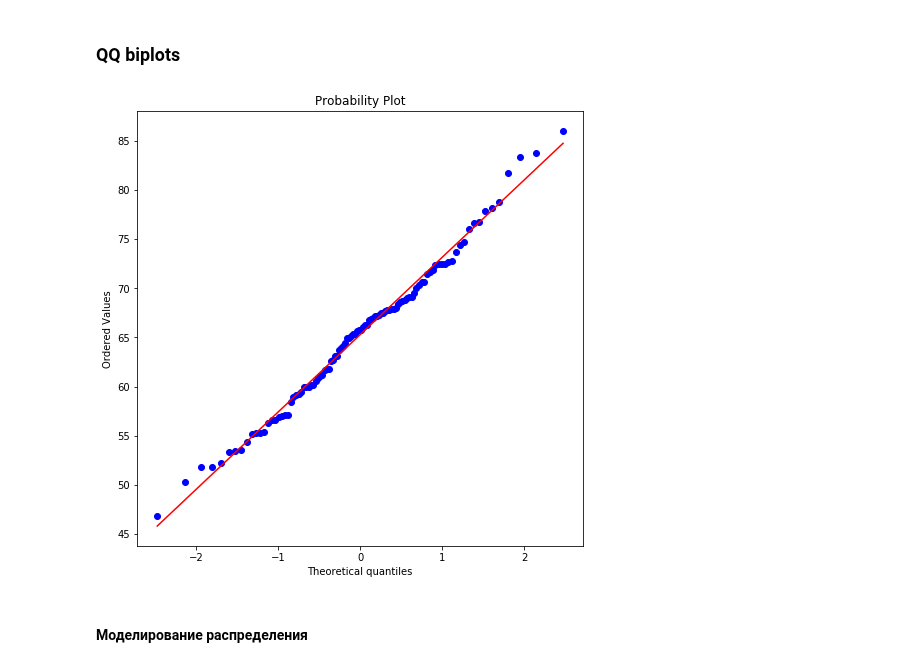
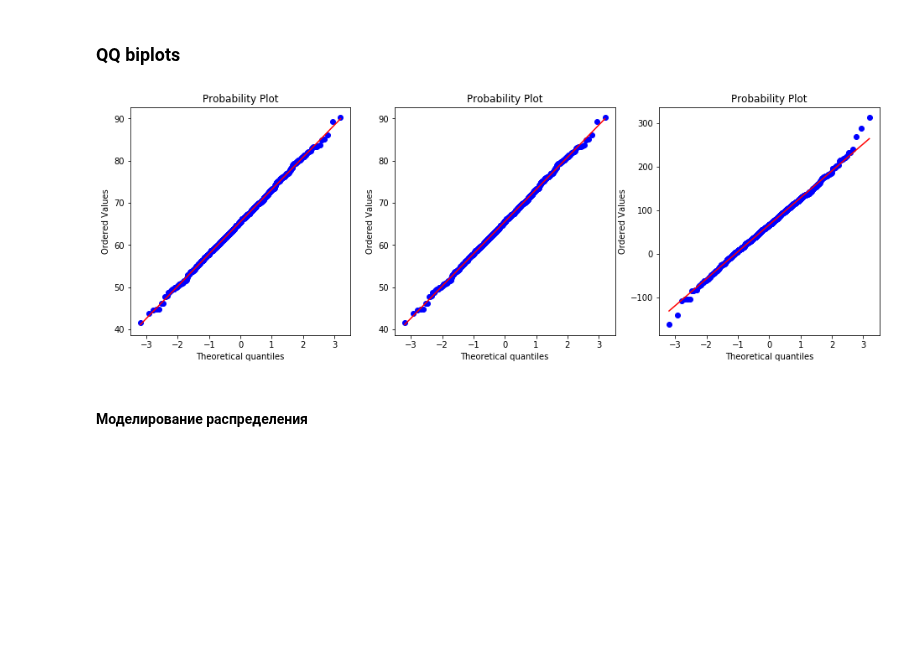
Before and after one commit to et4/stat, a Jupyter notebook: PT 1/main.ipynb, the cells around one changed output. Saved outputs shown, nothing was run; the diff lists cells and outputs as text; code cells hidden in the pictures; blank space fills up the shorter version.

```diff
--- a/PT 1/main.ipynb
+++ b/PT 1/main.ipynb
@@ -85,12 +85,15 @@ slope, intercept, r_value, p_value, std_err
  0.025083471040195402)
 # %% [markdown]
 ### QQ biplots
-# %%
-fig, ax = plt.subplots(figsize=(8, 8))
-res = stats.probplot(y_real, dist=stats.distributions.norm, plot=ax)
-plt.show()
-# %% [output]
-[figure, removed]
+# %%
+fig, (ax1, ax2, ax3) = plt.subplots(1, 3, figsize=(16,5))
+mnorm = np.random.normal(mmean, mstd, 1000)
+stats.probplot(mnorm, dist=stats.distributions.norm, plot=ax1)
+stats.probplot(mnorm, dist=stats.distributions.norm, plot=ax2)
+stats.probplot(np.random.normal(64.82, 64.82, 1000), dist=stats.distributions.norm, plot=ax3)
+plt.show()
+# %% [output]
+[figure, added]
 # %% [markdown]
 #### Моделирование распределения
 # %%
```
Also changed, not shown: parts of 15 cells of this notebook.
